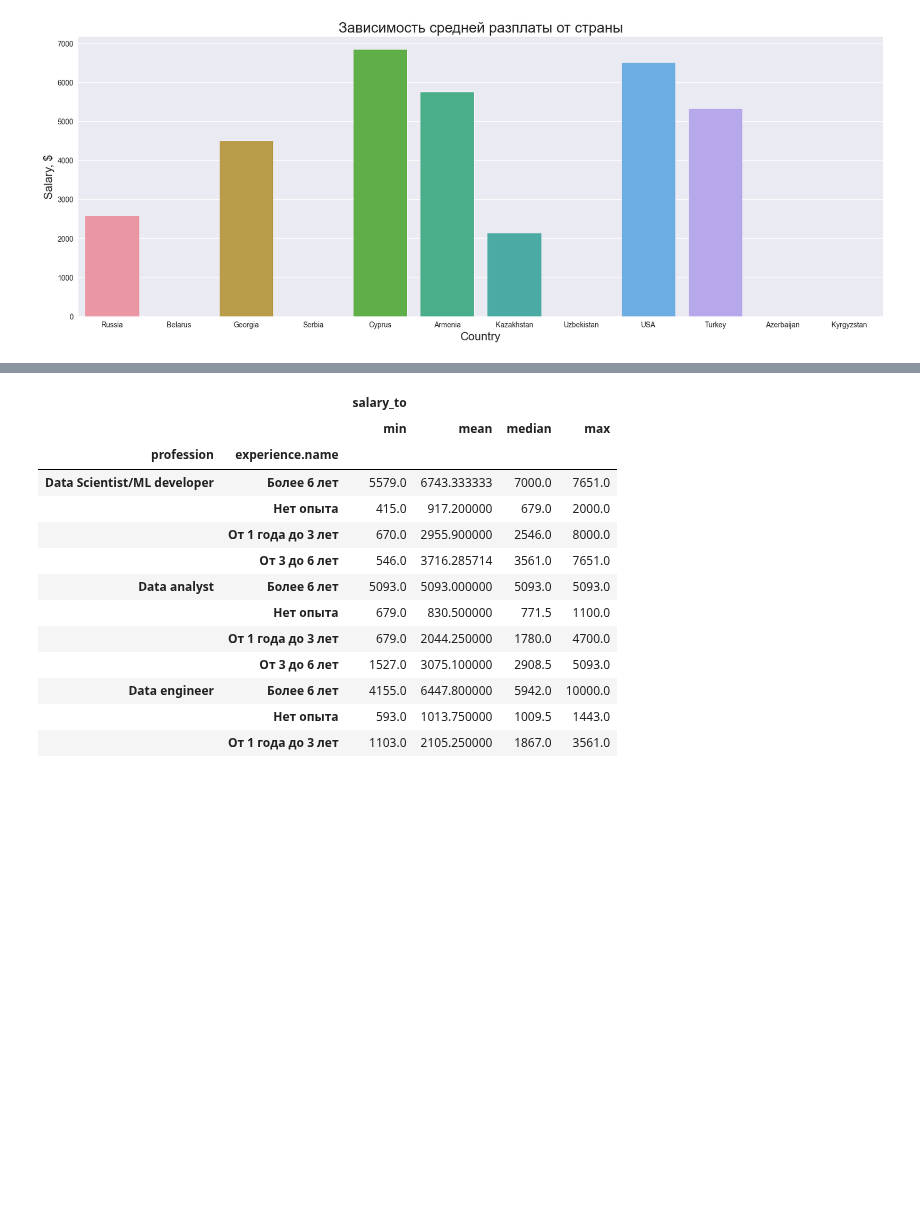
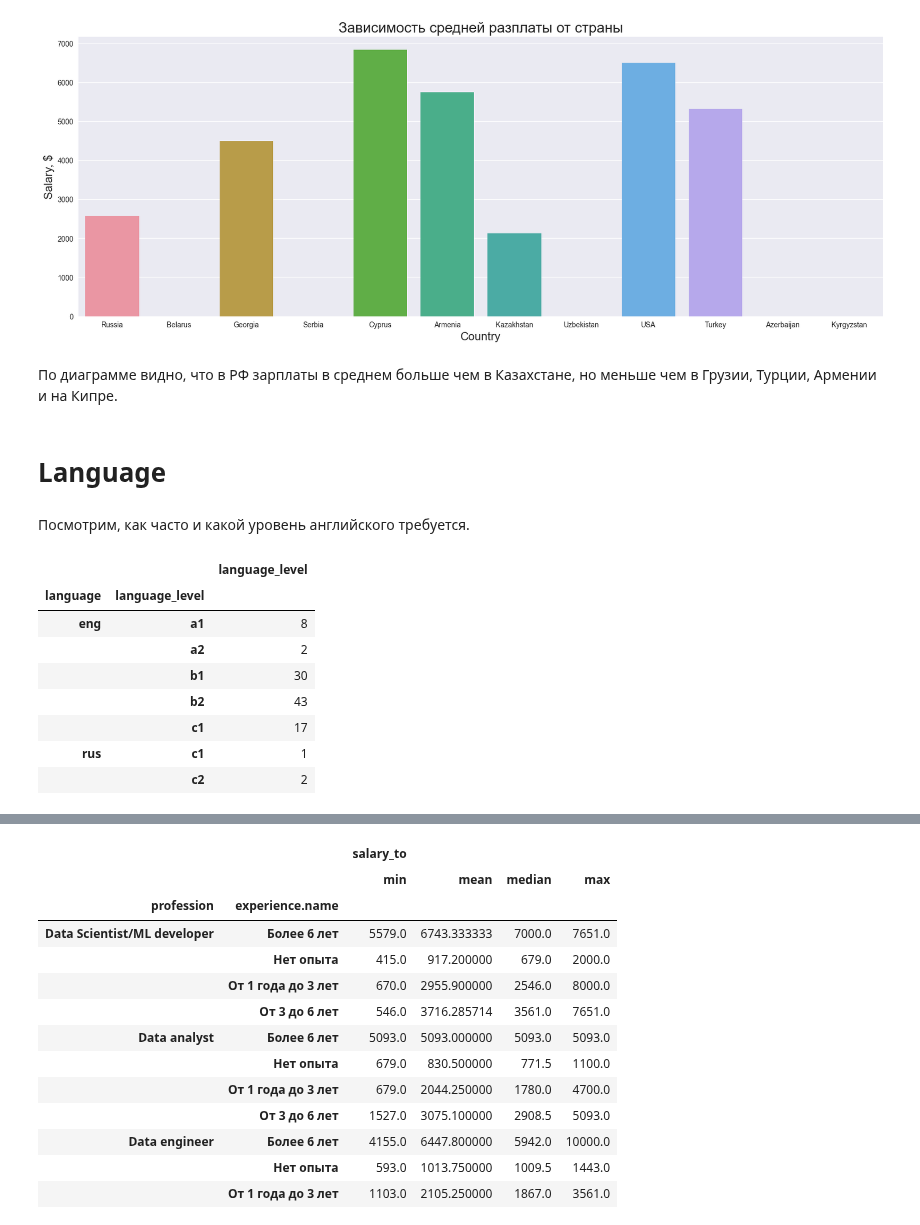
Before and after one commit to Lerrale/DE_vacancy_analysis, a Jupyter notebook: Job_Analysis_4_Analysis.ipynb, the cells around one changed output, grey strips where cells are left out. Drawn from its saved outputs; the diff is of its cells as text; code cells hidden in the pictures; blank space fills up the shorter version.

```diff
--- a/Job_Analysis_4_Analysis.ipynb
+++ b/Job_Analysis_4_Analysis.ipynb
@@ -241,3 +252,21 @@ barplot_country_salary.set_xlabel('Country', fontsize=16);
 barplot_country_salary.set_ylabel('Salary, $', fontsize=16);
 # %% [output]
 [figure]
+# %% [markdown]
+По диаграмме видно, что в РФ зарплаты в среднем больше чем в Казахстане, но меньше чем в Грузии, Турции, Армении и на Кипре.
+# %% [markdown]
+# Language
+# %% [markdown]
+Посмотрим, как часто и какой уровень английского требуется.
+# %%
+df.groupby(['language','language_level']).aggregate({'language_level': 'count'})
+# %% [output]
+|  |  | language_level |
+| language | language_level |  |
+| eng | a1 | 8 |
+|  | a2 | 2 |
+|  | b1 | 30 |
+|  | b2 | 43 |
+|  | c1 | 17 |
+| rus | c1 | 1 |
+|  | c2 | 2 |
```
Also changed, not shown: parts of 21 cells of this notebook.
